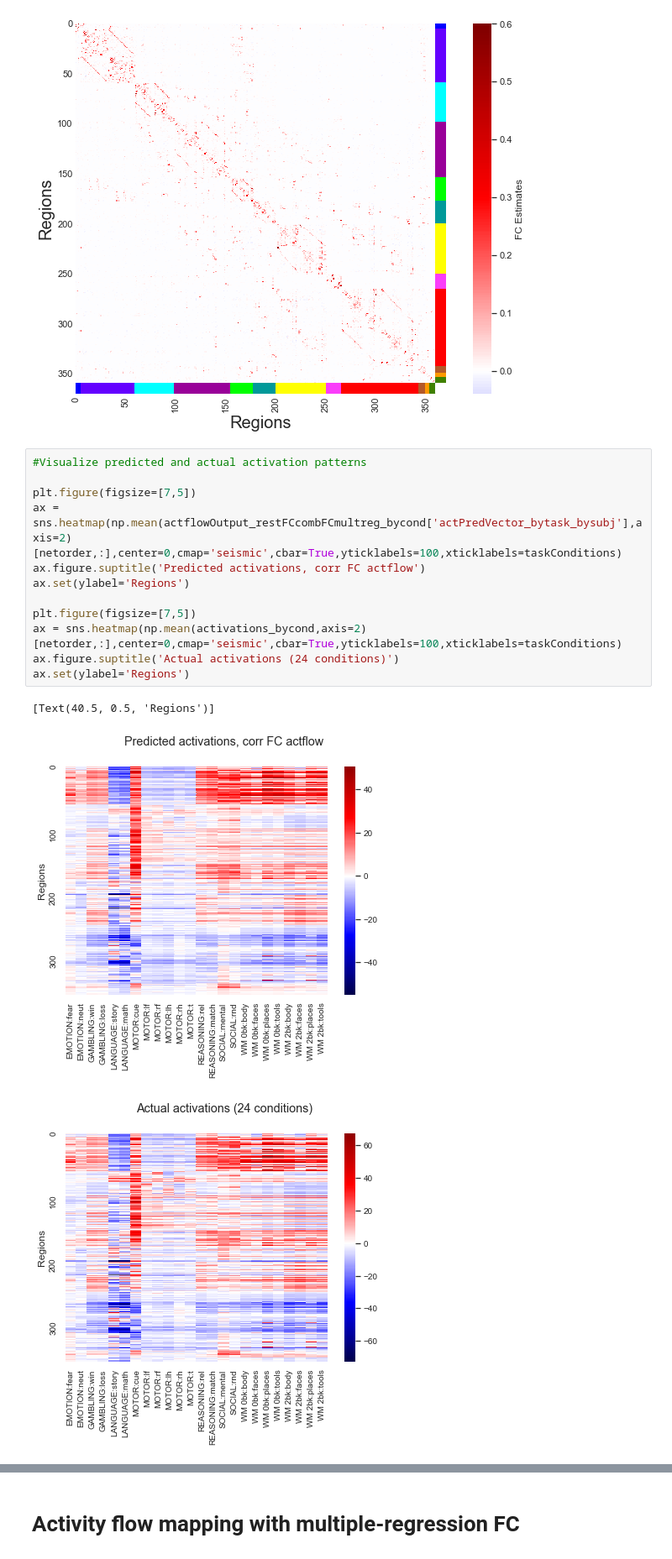
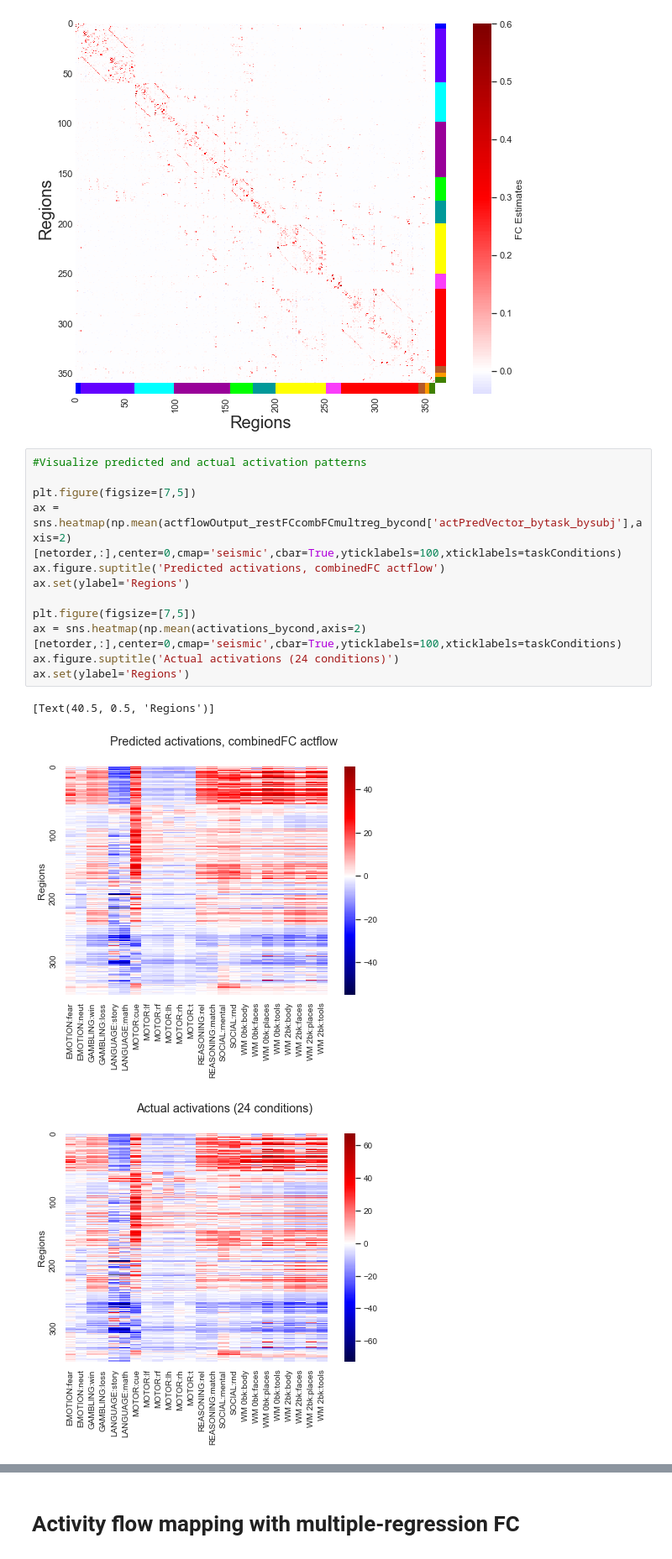
Before and after one commit to ColeLab/ActflowToolbox, a Jupyter notebook: examples/HCP_example.ipynb, the cells around one changed output, grey strips where cells are left out. Shown at 84% size. Drawn from its saved outputs; the diff is of its cells as text.

```diff
--- a/examples/HCP_example.ipynb
+++ b/examples/HCP_example.ipynb
@@ -278,18 +278,18 @@ fig=actflow.tools.addNetColors_Seaborn(fcmat)
 # %%
 #Visualize predicted and actual activation patterns
 
 plt.figure(figsize=[7,5])
 ax = sns.heatmap(np.mean(actflowOutput_restFCcombFCmultreg_bycond['actPredVector_bytask_bysubj'],axis=2)[netorder,:],center=0,cmap='seismic',cbar=True,yticklabels=100,xticklabels=taskConditions)
-ax.figure.suptitle('Predicted activations, corr FC actflow')
+ax.figure.suptitle('Predicted activations, combinedFC actflow')
 ax.set(ylabel='Regions')
 
 plt.figure(figsize=[7,5])
 ax = sns.heatmap(np.mean(activations_bycond,axis=2)[netorder,:],center=0,cmap='seismic',cbar=True,yticklabels=100,xticklabels=taskConditions)
 ax.figure.suptitle('Actual activations (24 conditions)')
 ax.set(ylabel='Regions')
 # %% [output]
 [Text(40.5, 0.5, 'Regions')]
-[figure, old version]
+[figure, new version]
 [figure]
 # %%
 #Plotting brain surface images in-line, FC-based predictions
```
Also changed, not shown: parts of 1 cell of this notebook, 1 other file.
